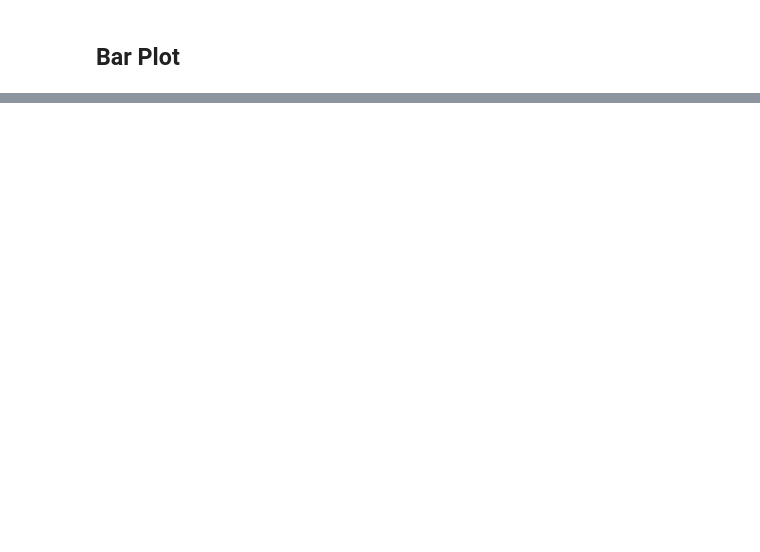
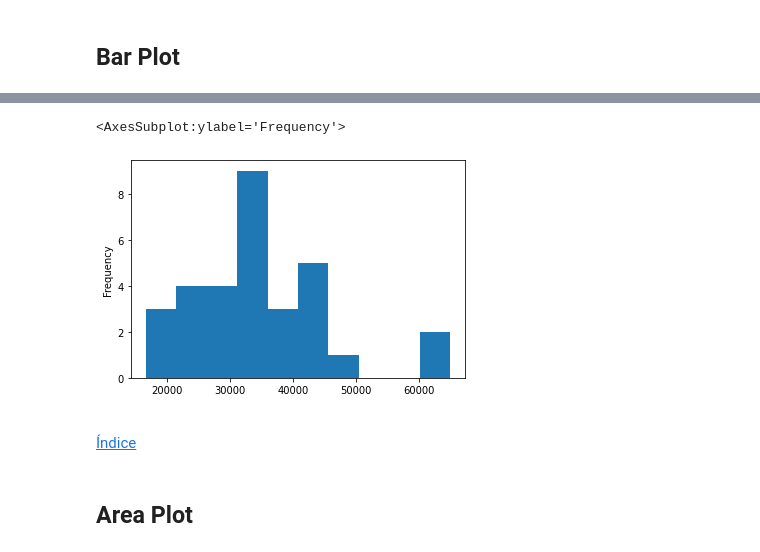
Before and after one commit to SantiGonzalezz/Sololearn, a Jupyter notebook: Python for Data Science/Matplotlib.ipynb, the cells around one changed output, grey strips where cells are left out. Drawn from its saved outputs; the diff is of its cells as text; code cells hidden in the pictures; blank space fills up the shorter version.

```diff
--- a/Python for Data Science/Matplotlib.ipynb
+++ b/Python for Data Science/Matplotlib.ipynb
@@ -72,0 +147,20 @@ graph.plot(kind='bar', stacked=True)
+# %%
+df = pd.read_csv('Datasets/ca-covid.csv')
+
+df.drop(['state'], axis=1, inplace=True)
+
+df['month'] = pd.to_datetime(df['date'], format='%d.%m.%y').dt.month
+
+#df.head(1)
+# %%
+# bins parameter is not necessary
+df[df['month'] == 12]['cases'].plot(kind='hist', bins=10)
+# %% [output]
+<AxesSubplot:ylabel='Frequency'>
+[figure, added]
+# %% [markdown]
+<a id='area_plot'></a>
+
+[Índice](#index)
+# %% [markdown]
+## Area Plot
```
Also changed, not shown: parts of 31 cells of this notebook, 3 other files.
